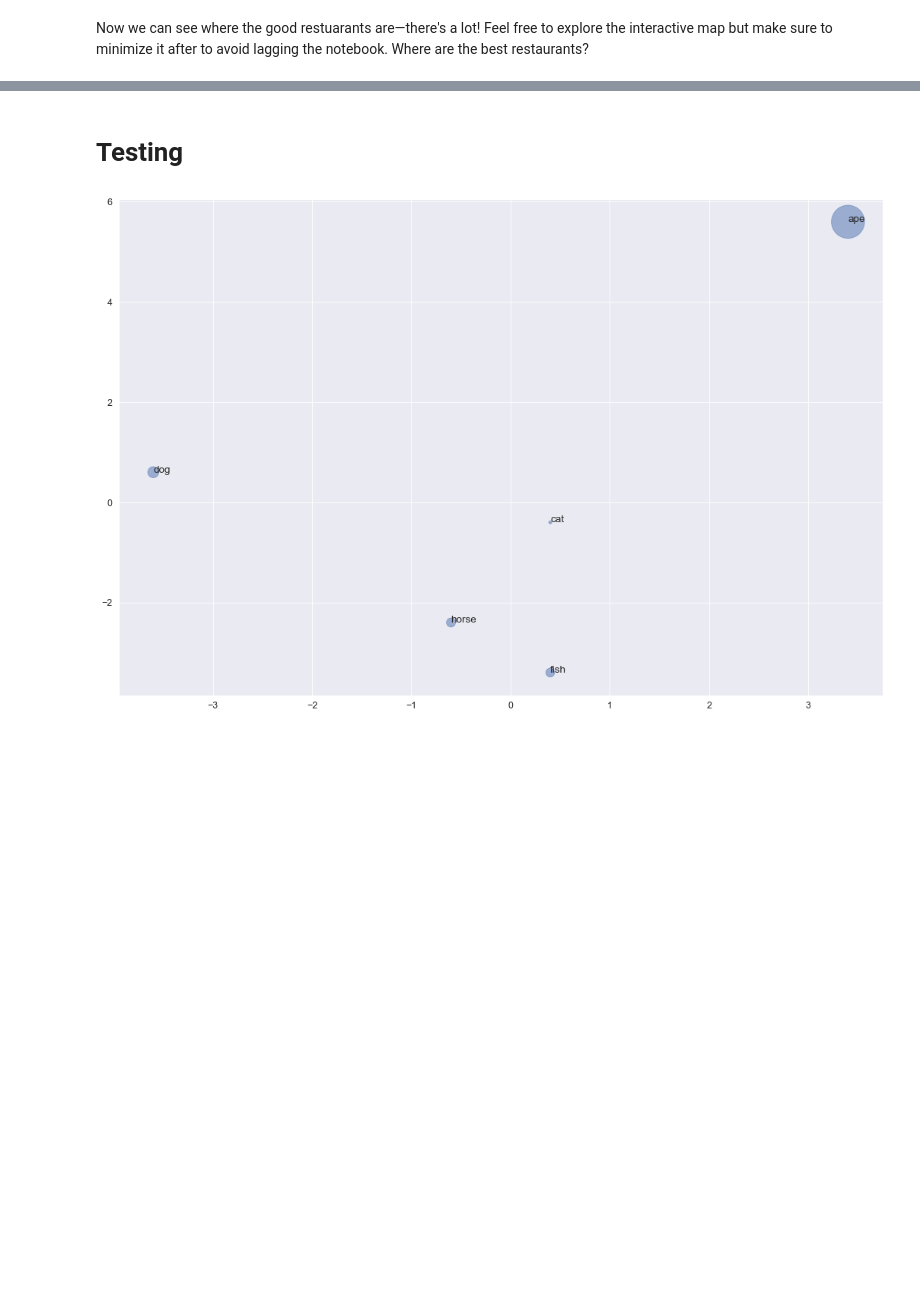
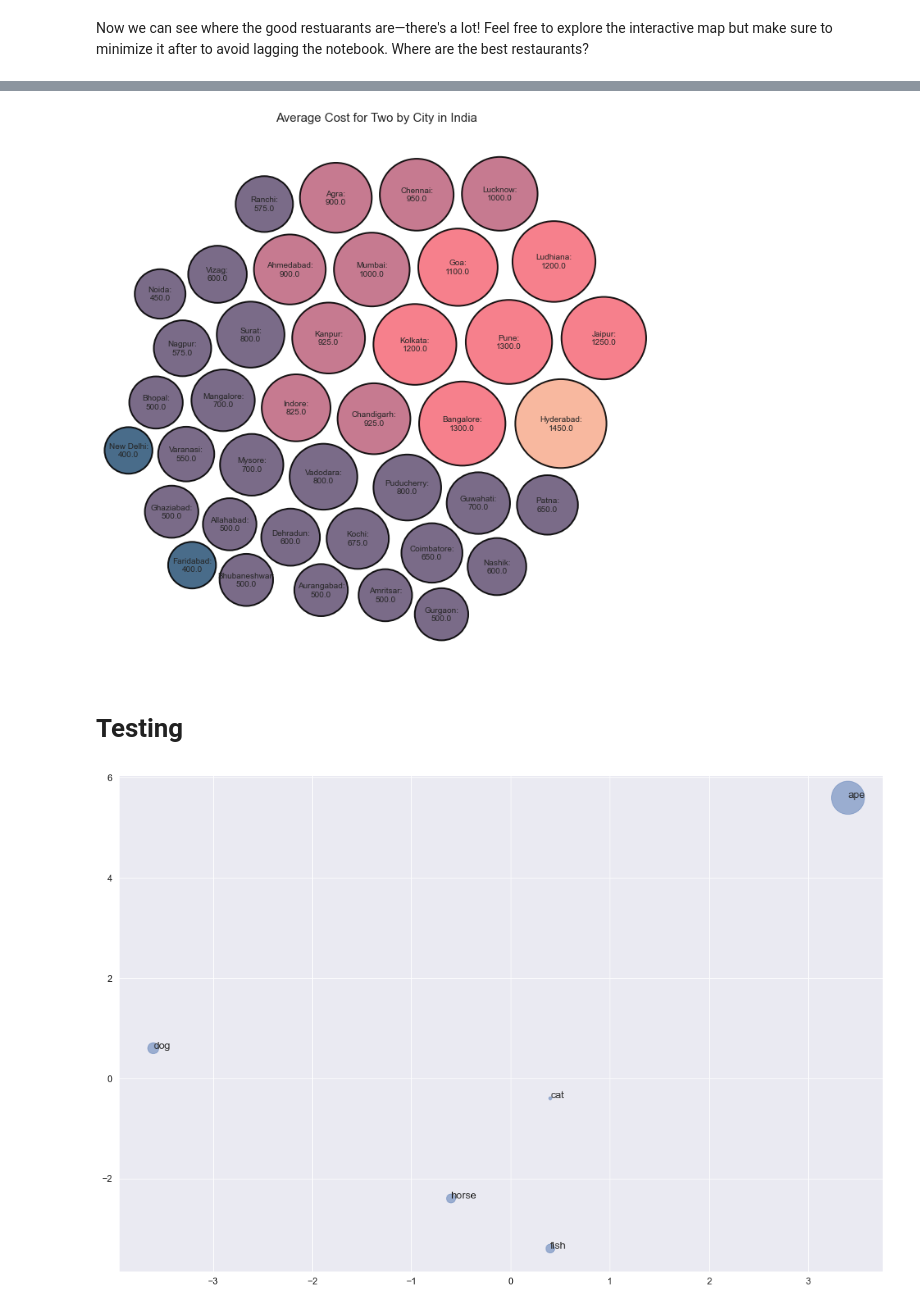
Before and after one commit to data301-2021-winter1/group28-project, a Jupyter notebook: notebooks/analysis1.ipynb, the cells around one changed output, grey strips where cells are left out. Saved outputs shown, nothing was run; the diff lists cells and outputs as text; code cells hidden in the pictures; blank space fills up the shorter version.

Commit message:
Created circle packing for task 4

```diff
--- a/notebooks/analysis1.ipynb
+++ b/notebooks/analysis1.ipynb
@@ -592,0 +599,17 @@ It looks like the city with the highest average restaurant ratings is Secunderab
+# %%
+zomato = clean_and_merge_zomato("..\\data\\raw\\zomato.csv","..\\data\\raw\\Country-Code.xlsx")
+zomato_price = zomato[zomato["City"].isin(["Mohali","Panchkula","Secunderabad"]) == False]
+zomato_price = zomato_price[zomato_price["Average Cost for Two"].isin([0]) ==  False]
+median_Av_Cost = zomato_price.groupby("City").median()
+median_Av_Cost = median_Av_Cost.drop(["Price range","Votes","Longitude","Latitude","Aggregate Rating"], axis = "columns")
+# %%
+#Getting data
+listCity = median_Av_Cost.index.tolist()
+listCost = median_Av_Cost.values.tolist()
+listCost
+data = []
+
+for i in range(len(listCity)):
+    data.append({'id': listCity[i], 'datum': listCost[i][0]})
+
+data
@@ -593,3 +634,57 @@ It looks like the city with the highest average restaurant ratings is Secunderab
+# %%
+# import the circlify library
+import circlify
+# Compute circle positions thanks to the circlify() function
+circles = circlify.circlify(
+    data,
+    show_enclosure=False,
+    target_enclosure=circlify.Circle(x=0, y=0, r=1)
+)
+circles
+# import libraries
+import circlify
+import matplotlib.pyplot as plt
+
+# Create just a figure and only one subplot
+fig, ax = plt.subplots(figsize=(12,12))
+
+# Title
+ax.set_title('Average Cost for Two by City in India',fontdict={'fontsize': 15})
+
+# Remove axes
+ax.axis('off')
+
+# Find axis boundaries
+lim = max(
+    max(
+        abs(circle.x) + circle.r,
+        abs(circle.y) + circle.r,
+    )
+    for circle in circles
+)
+plt.xlim(-lim, lim)
+plt.ylim(-lim, lim)
+
+# Print circle and labels for the highest level:
+for circle in circles:
+    x, y, r = circle
+    label1 = circle.ex["id"]
+    label2 = circle.ex["datum"]
+    color = '#F8B195'
+    if(label2 <= 400):
+        color = '#355c7D'
+    elif(label2 > 400 and label2 <= 800):
+        color = '#6C5B7B'
+    elif(label2 > 800 and label2 <= 1000):
+        color = '#C06C84'
+    elif(label2 > 1000 and label2 <= 1300):
+        color = '#F67280'
+    elif(label2 > 1200):
+        color = '#F8B195'
+    ax.add_patch(plt.Circle((x,y), r*0.9, alpha=0.9, linewidth=2, facecolor=color, edgecolor="black"))
+    plt.annotate(label1 + ":\n" + str(label2), (x,y ) ,va='center', ha='center')
+# %% [output]
+[figure, added]
 # %% [markdown]
 # Testing
 # %%
```
Also changed, not shown: parts of 19 cells of this notebook.
